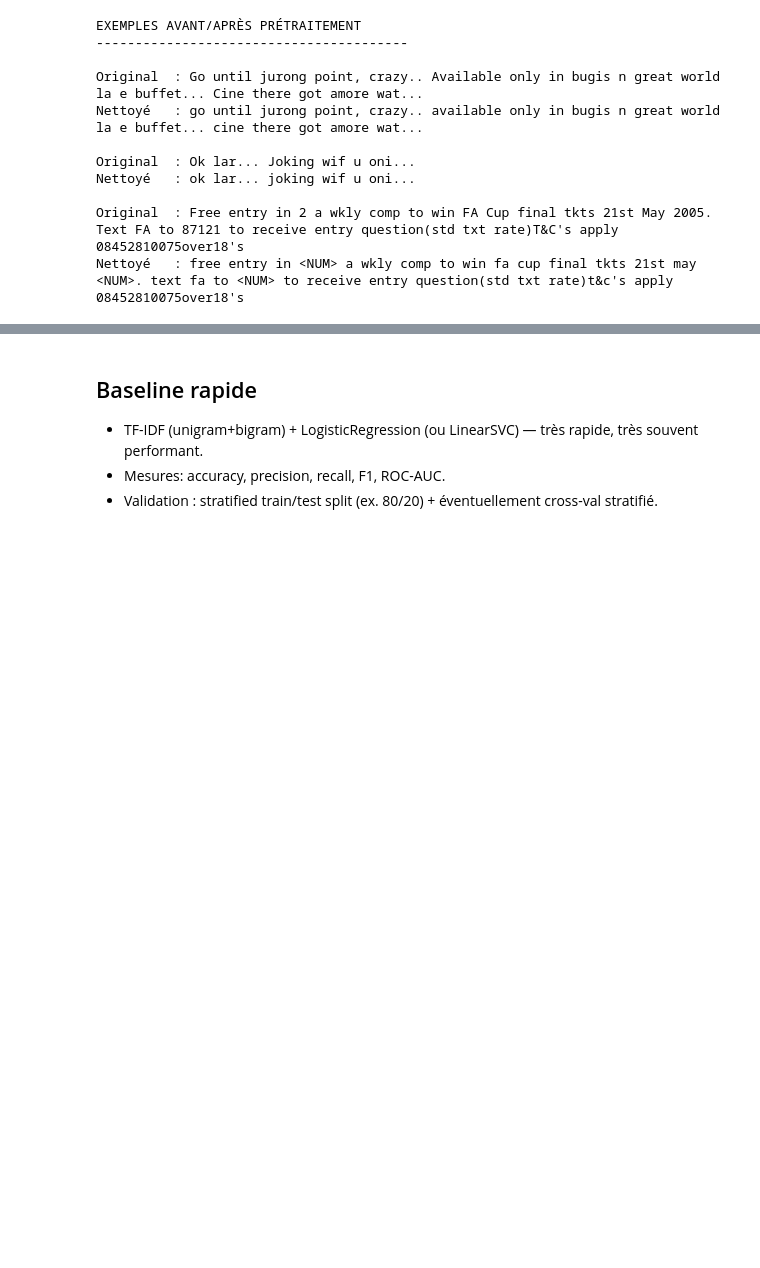
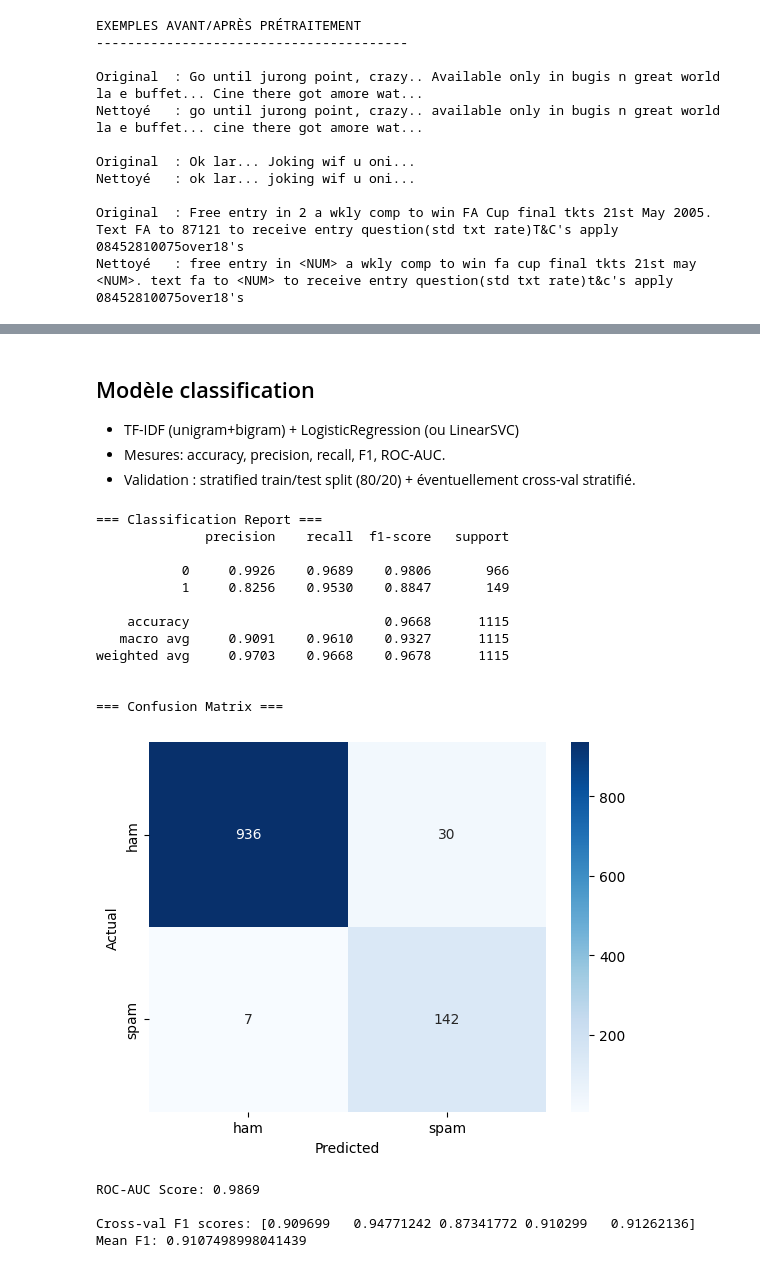
Before and after one commit to nlefort/JEDHA, a Jupyter notebook: PROJETS/07.Deep_learning/spams_detector.ipynb, the cells around one changed output, grey strips where cells are left out. Drawn from its saved outputs; the diff is of its cells as text; code cells hidden in the pictures; blank space fills up the shorter version.

```diff
--- a/PROJETS/07.Deep_learning/spams_detector.ipynb
+++ b/PROJETS/07.Deep_learning/spams_detector.ipynb
@@ -341,6 +486,61 @@ dataset.head()
 # %% [markdown]
-## Baseline rapide
+## Modèle classification
 
-- TF-IDF (unigram+bigram) + LogisticRegression (ou LinearSVC) — très rapide, très souvent performant.
+- TF-IDF (unigram+bigram) + LogisticRegression (ou LinearSVC)
 - Mesures: accuracy, precision, recall, F1, ROC-AUC.
-- Validation : stratified train/test split (ex. 80/20) + éventuellement cross-val stratifié.
+- Validation : stratified train/test split (80/20) + éventuellement cross-val stratifié.
+# %%
+# -----------------------------
+# Modèle Logistic Regression
+# -----------------------------
+model = LogisticRegression(max_iter=1000, class_weight='balanced')  # class_weight pour gérer le déséquilibre (tient compte des 86-14%)
+model.fit(X_train_tfidf, y_train)
+
+# -----------------------------
+# Prédictions
+# -----------------------------
+y_pred = model.predict(X_test_tfidf)
+y_prob = model.predict_proba(X_test_tfidf)[:,1]  # probabilité pour ROC-AUC
+
+# -----------------------------
+# Évaluation
+# -----------------------------
+print("\n=== Classification Report ===")
+print(classification_report(y_test, y_pred, digits=4))
+
+print("\n=== Confusion Matrix ===")
+cm = confusion_matrix(y_test, y_pred)
+sns.heatmap(cm, annot=True, fmt='d', cmap='Blues', xticklabels=['ham','spam'], yticklabels=['ham','spam'])
+plt.xlabel("Predicted")
+plt.ylabel("Actual")
+plt.show()
+
+roc_auc = roc_auc_score(y_test, y_prob)
+print(f"\nROC-AUC Score: {roc_auc:.4f}")
+
+# -----------------------------
+# cross-validation stratifiée
+# -----------------------------
+cv_scores = cross_val_score(model, tfidf.transform(dataset['clean_message']),
+                           dataset['label'].map({'ham':0,'spam':1}),
+                          cv=5, scoring='f1', n_jobs=-1)
+print("\nCross-val F1 scores:", cv_scores)
+print("Mean F1:", cv_scores.mean())
+# %% [output]
+=== Classification Report ===
+              precision    recall  f1-score   support
+
+           0     0.9926    0.9689    0.9806       966
+           1     0.8256    0.9530    0.8847       149
+
+    accuracy                         0.9668      1115
+   macro avg     0.9091    0.9610    0.9327      1115
+weighted avg     0.9703    0.9668    0.9678      1115
+
+
+=== Confusion Matrix ===
+[figure, added]
+ROC-AUC Score: 0.9869
+
+Cross-val F1 scores: [0.909699   0.94771242 0.87341772 0.910299   0.91262136]
+Mean F1: 0.9107498998041439
```
Also changed, not shown: parts of 23 cells of this notebook, 4 other files.
